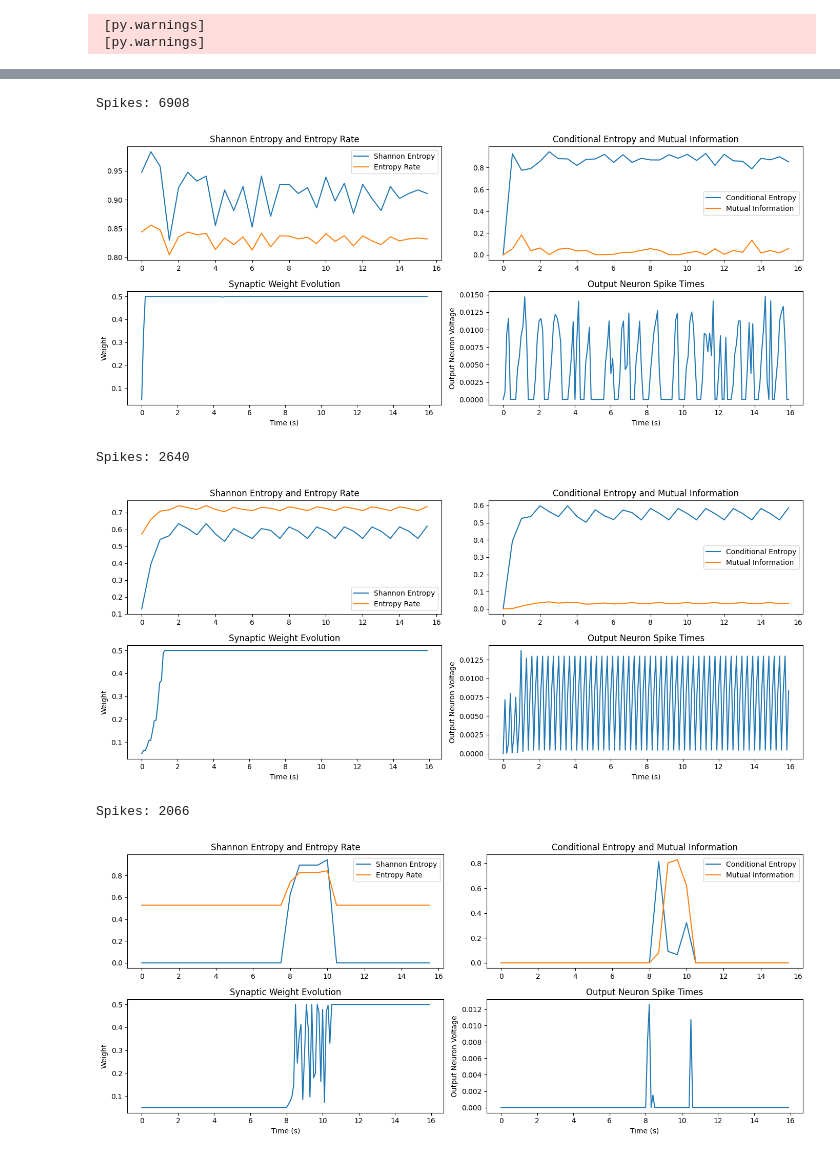
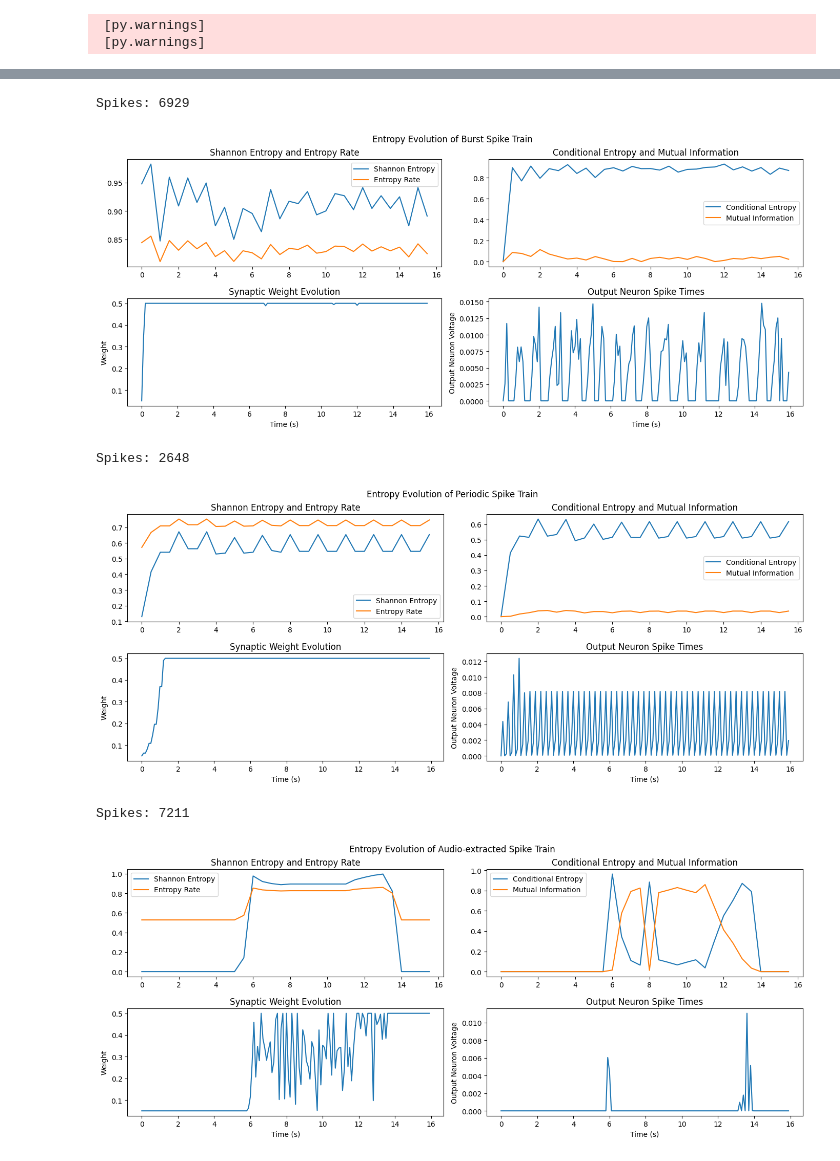
Before and after one commit to Artori-kun/SNN-Entropy, a Jupyter notebook: LIF-audio.ipynb, the cells around one changed output, grey strips where cells are left out. Saved outputs shown, nothing was run; the diff lists cells and outputs as text; code cells hidden in the pictures.

```diff
--- a/LIF-audio.ipynb
+++ b/LIF-audio.ipynb
@@ -70,8 +64,8 @@ generator.plot_spike_train(
 # %%
 periodic_spike_train = generator.generate_periodic_spikes(
     n_neurons=1,
-    intervals=[20],
-    duration=1)
+    intervals=[150],
+    duration=16)
 
 generator.plot_spike_train(
     spike_train=periodic_spike_train,
@@ -102,24 +116,26 @@ results = snn.train_single_stdp(
     duration=16000*ms,
     v_threshold=0.015,
     refractory=0*ms,
-    gmax=0.5
+    gmax=0.5,
+    title="Entropy Evolution of Burst Spike Train"
 )
 # %% [output]
-Spikes: 6908
+Spikes: 6929
-[figure, old version]
+[figure, new version]
 # %%
 snn = SpikingNeuralNetwork()
 results = snn.train_single_stdp(
     spike_train=periodic_spike_train,
     interval=500*ms,
     duration=16000*ms,
     v_threshold=0.015,
     refractory=0*ms,
-    gmax=0.5
+    gmax=0.5,
+    title="Entropy Evolution of Periodic Spike Train"
 )
 # %% [output]
-Spikes: 2640
+Spikes: 2648
-[figure, old version]
+[figure, new version]
 # %%
 snn = SpikingNeuralNetwork()
 results = snn.train_single_stdp(
@@ -128,8 +144,9 @@ results = snn.train_single_stdp(
     duration=16000*ms,
     v_threshold=0.015,
     refractory=0*ms,
-    gmax=0.5
+    gmax=0.5,
+    title="Entropy Evolution of Audio-extracted Spike Train"
 )
 # %% [output]
-Spikes: 2066
+Spikes: 7211
-[figure, old version]
+[figure, new version]
```
Also changed, not shown: parts of 8 cells of this notebook.
